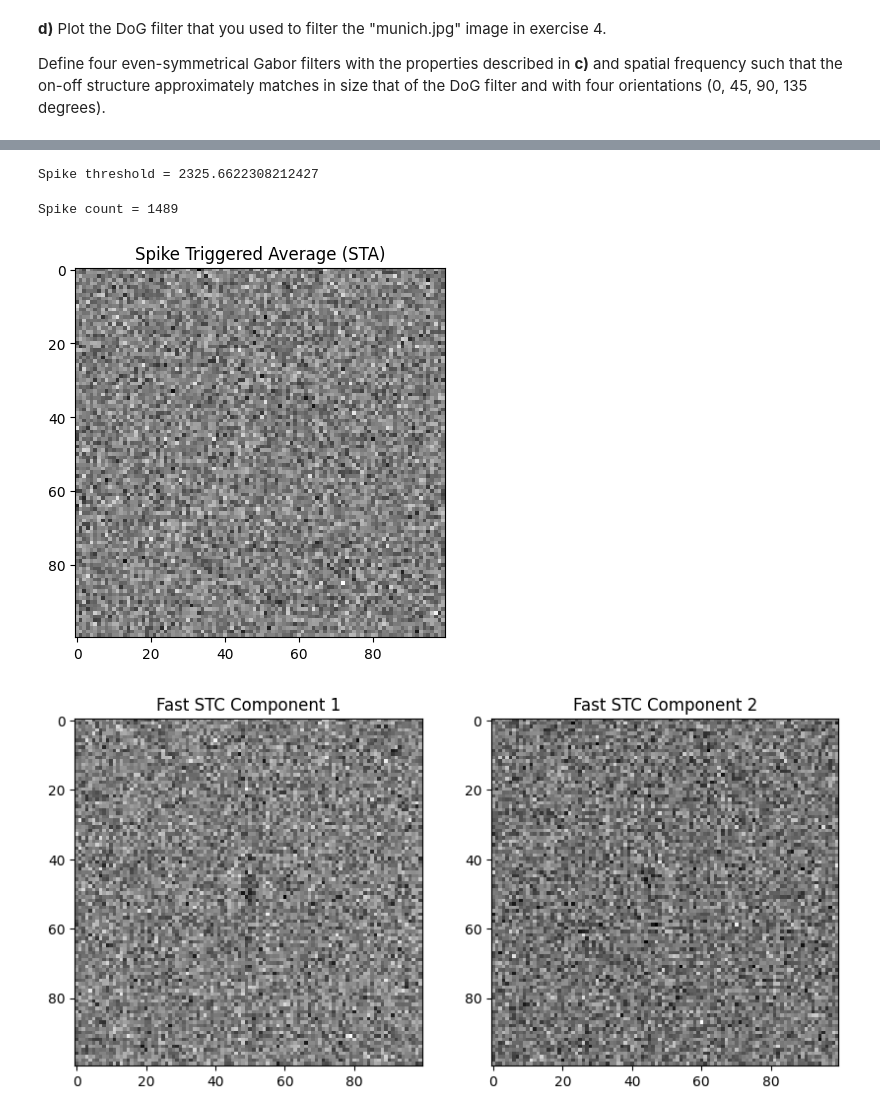
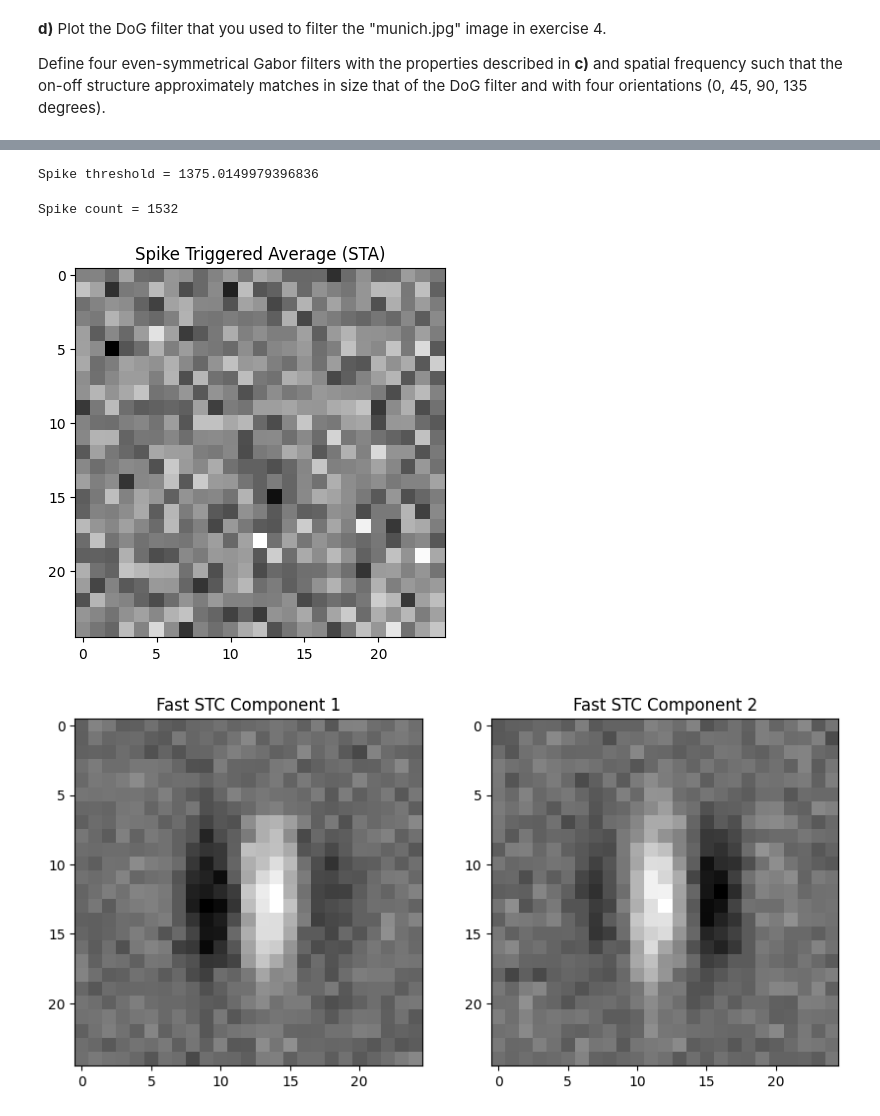
Before and after one commit to AtharvSuryawanshi/WP-5-Neural-Code, a Jupyter notebook: Exercises/Exercise_04.5.ipynb, the cells around one changed output, grey strips where cells are left out. Drawn from its saved outputs; the diff is of its cells as text; code cells hidden in the pictures.

```diff
--- a/Exercises/Exercise_04.5.ipynb
+++ b/Exercises/Exercise_04.5.ipynb
@@ -108,10 +108,10 @@ plt.show()
 # =============================
 # 1. GABOR FILTERS
 # =============================
-sigma_x = 5.0
-sigma_y = 5.0
+sigma_x = 4
+sigma_y = 4
 lambda_ = 10.0
-size = 100
+size = 25
 
 gabor_real = G_2d(sigma_x, sigma_y, lambda_, 0, 0, size)
 gabor_imag = G_2d(sigma_x, sigma_y, lambda_, np.pi/2, 0, size)
@@ -141,7 +141,7 @@ for _ in range(num_for_threshold):
 threshold = np.percentile(responses, 95)  # only the top 5% will spike
 print("Spike threshold =", threshold)
 # %% [output]
-Spike threshold = 2325.6622308212427
+Spike threshold = 1375.0149979396836
 # %%
 
 # =============================
@@ -162,7 +162,7 @@ for _ in range(N_stim):
 STE = np.array(STE)
 print("Spike count =", STE.shape[0])
 # %% [output]
-Spike count = 1489
+Spike count = 1532
 # %%
 
 # =============================
@@ -175,7 +175,7 @@ plt.imshow(STA_img, cmap='gray')
 plt.title("Spike Triggered Average (STA)")
 plt.show()
 # %% [output]
-[figure, old version]
+[figure, new version]
 # %%
 # Normal Eigenvalues are slow
 # # =============================
@@ -209,31 +209,31 @@ plt.show()
 # %%
 # X = STE_centered
 X = STE - STA     # shape: (Ns, 10000)
 Ns = X.shape[0]
 
 from sklearn.utils.extmath import randomized_svd
 
 # ----- 6. Fast STC via randomized SVD -----
 U, S, Vt = randomized_svd(X, n_components=10)
 
 eigenvalues = S**2 / (X.shape[0] - 1)
 
 # ----- 7. Take smallest eigenvectors -----
 ix = np.argsort(eigenvalues)
 
-e1 = Vt[ix[0]].reshape(size, size)
-e2 = Vt[ix[1]].reshape(size, size)
+e1 = Vt[ix[-1]].reshape(size, size)
+e2 = Vt[ix[-2]].reshape(size, size)
 
 # --------- PLOT ----------
 plt.figure(figsize=(10, 5))
 plt.subplot(1, 2, 1)
 plt.imshow(e1, cmap='gray')
 plt.title("Fast STC Component 1")
 
 plt.subplot(1, 2, 2)
 plt.imshow(e2, cmap='gray')
 plt.title("Fast STC Component 2")
 
 plt.show()
 # %% [output]
-[figure, old version]
+[figure, new version]
```
Also changed, not shown: parts of 1 cell of this notebook, 1 other file.
